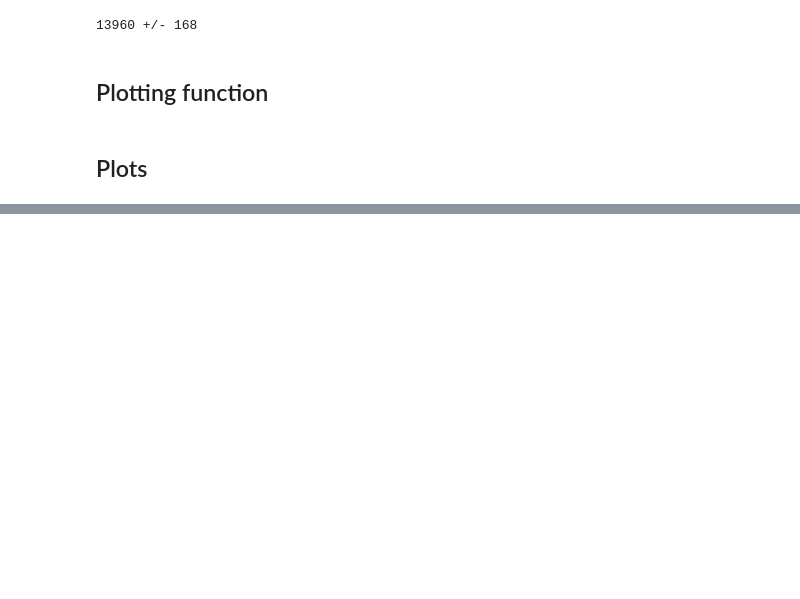
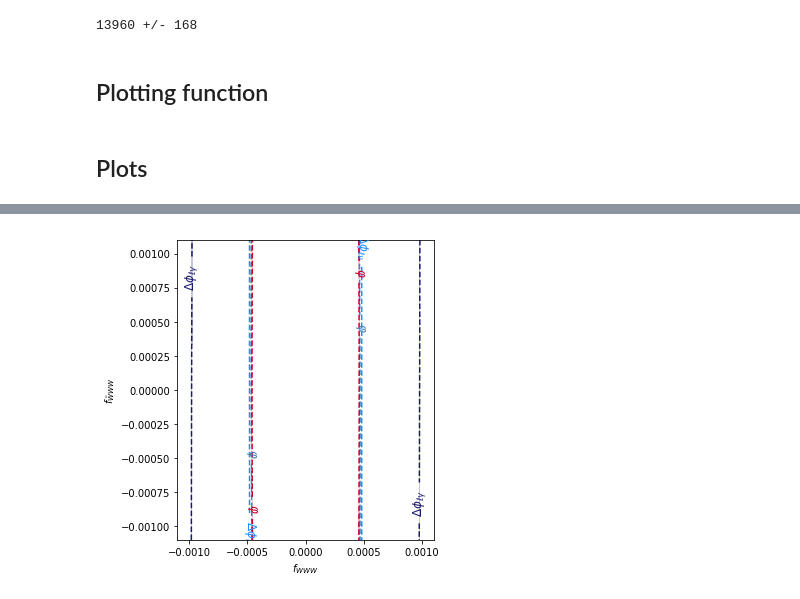
Before and after one commit to dlvp/diboson_mining, a Jupyter notebook: notebooks/wgamma/08a_plot_fisher_information.ipynb, the cells around one changed output, grey strips where cells are left out. Cells and saved outputs as stored; diff of their text form; code cells hidden in the pictures; blank space fills up the shorter version.

```diff
--- a/notebooks/wgamma/08a_plot_fisher_information.ipynb
+++ b/notebooks/wgamma/08a_plot_fisher_information.ipynb
@@ -174,5 +178,7 @@ Adding an axes using the same arguments as a previous axes currently reuses the
 # %%
-fig = make_plot('', xmax=0.0015, indices=[3,4,8])
+fig = make_plot('', xmax=0.0011, indices=[3,4,8,15])
 
 plt.savefig("../../figures/wgamma/information_wgamma_angles.pdf")
+# %% [output]
+[figure, added]
 # %%
```
Also changed, not shown: parts of 7 cells of this notebook, 7 other files.
